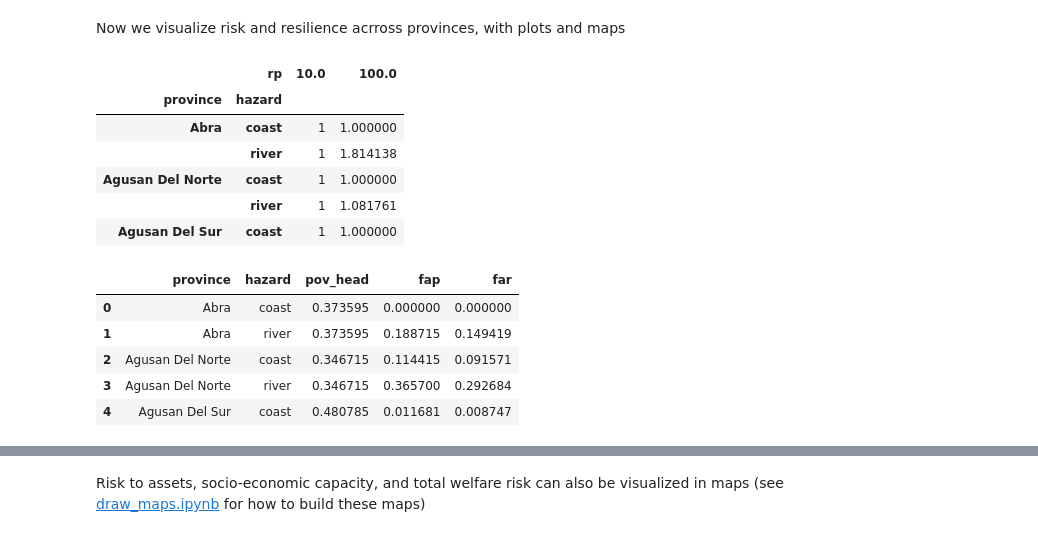
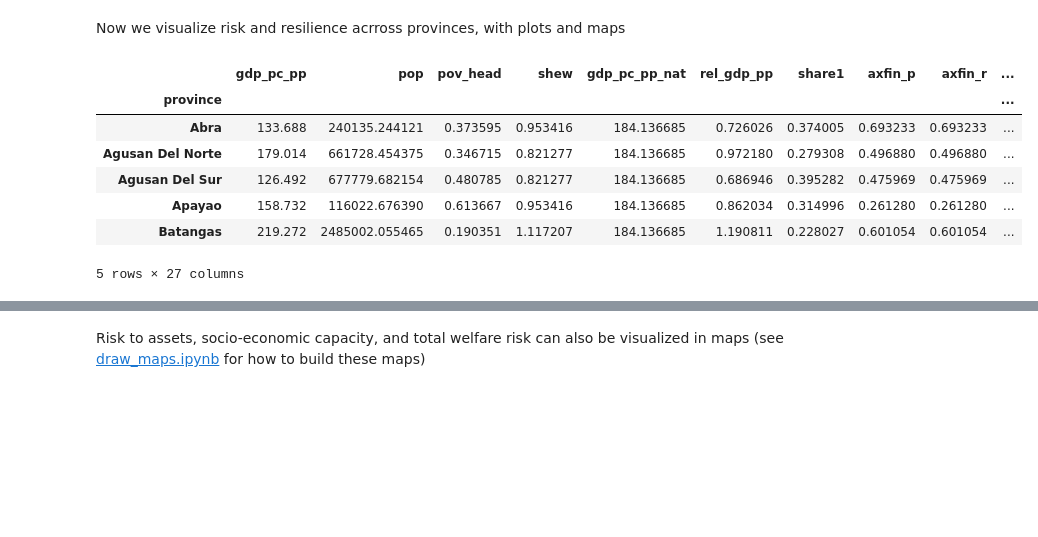
Before and after one commit to adrivsh/resilience_indicator_phl, a Jupyter notebook: socio_economic_capacity_demo.ipynb, the cells around one changed output, grey strips where cells are left out. Saved outputs shown, nothing was run; the diff lists cells and outputs as text; code cells hidden in the pictures; blank space fills up the shorter version.

```diff
--- a/socio_economic_capacity_demo.ipynb
+++ b/socio_economic_capacity_demo.ipynb
@@ -189,22 +189,13 @@ a.head()
 # %% [markdown]
 Now we visualize risk and resilience acrross provinces, with plots and maps
 # %%
-fa_ratios.head()
+df.head()
 # %% [output]
-|  | rp | 10.0 | 100.0 |
-| province | hazard |  |  |
-| Abra | coast | 1 | 1.000000 |
-|  | river | 1 | 1.814138 |
-| Agusan Del Norte | coast | 1 | 1.000000 |
-|  | river | 1 | 1.081761 |
-| Agusan Del Sur | coast | 1 | 1.000000 |
+|  | gdp_pc_pp | pop | pov_head | shew | gdp_pc_pp_nat | rel_gdp_pp | share1 | axfin_p | axfin_r | ... |
+| province |  |  |  |  |  |  |  |  |  | ... |
+| Abra | 133.688 | 240135.244121 | 0.373595 | 0.953416 | 184.136685 | 0.726026 | 0.374005 | 0.693233 | 0.693233 | ... |
+| Agusan Del Norte | 179.014 | 661728.454375 | 0.346715 | 0.821277 | 184.136685 | 0.972180 | 0.279308 | 0.496880 | 0.496880 | ... |
+| Agusan Del Sur | 126.492 | 677779.682154 | 0.480785 | 0.821277 | 184.136685 | 0.686946 | 0.395282 | 0.475969 | 0.475969 | ... |
+| Apayao | 158.732 | 116022.676390 | 0.613667 | 0.953416 | 184.136685 | 0.862034 | 0.314996 | 0.261280 | 0.261280 | ... |
+| Batangas | 219.272 | 2485002.055465 | 0.190351 | 1.117207 | 184.136685 | 1.190811 | 0.228027 | 0.601054 | 0.601054 | ... |
+5 rows × 27 columns
-# %%
-multi_hazard_data = pd.read_csv("multi_hazard_data.csv")
-multi_hazard_data.head()
-# %% [output]
-|  | province | hazard | pov_head | fap | far |
-| 0 | Abra | coast | 0.373595 | 0.000000 | 0.000000 |
-| 1 | Abra | river | 0.373595 | 0.188715 | 0.149419 |
-| 2 | Agusan Del Norte | coast | 0.346715 | 0.114415 | 0.091571 |
-| 3 | Agusan Del Norte | river | 0.346715 | 0.365700 | 0.292684 |
-| 4 | Agusan Del Sur | coast | 0.480785 | 0.011681 | 0.008747 |
```
Also changed, not shown: parts of 11 cells of this notebook, 7 other files.
